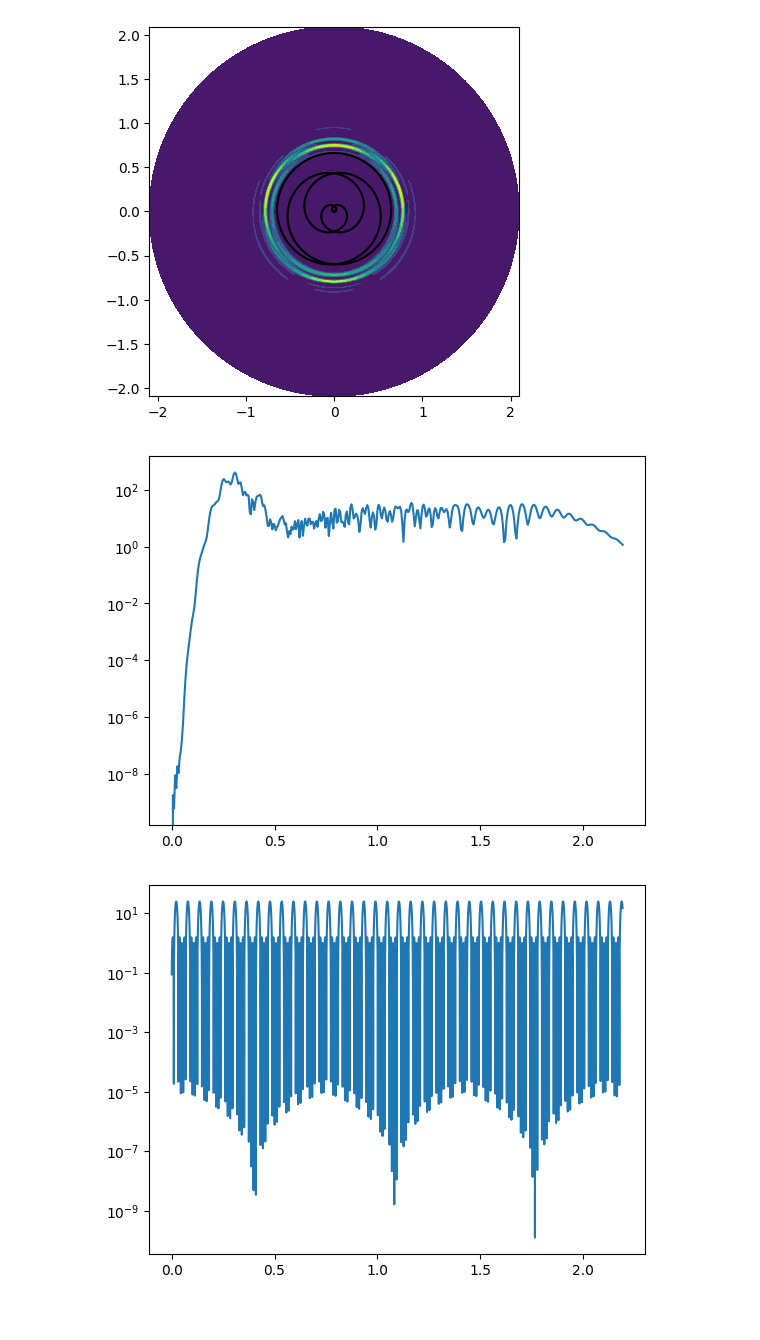
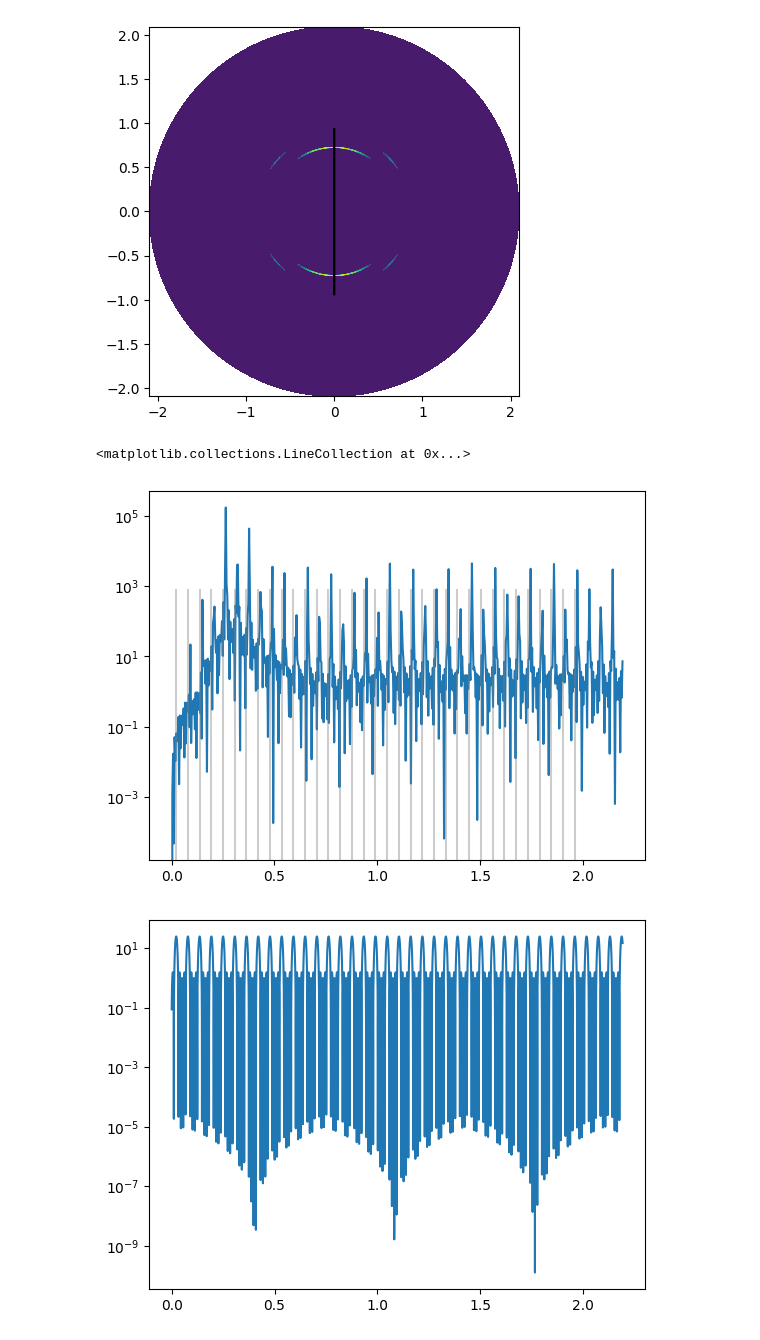
Before and after one commit to nrneubert/UFS, a Jupyter notebook: main_vectorized - Angular integration test.ipynb, the cells around one changed output. Drawn from its saved outputs; the diff is of its cells as text; code cells hidden in the pictures.

```diff
--- a/main_vectorized - Angular integration test.ipynb
+++ b/main_vectorized - Angular integration test.ipynb
@@ -10,10 +10,10 @@ Constants
 """
 # --> Pulse <--
 wl = 0.057                      # au
-epsilon = 1
+epsilon = 0
 intensity = 1e14 / 3.51e16     # au
 phi = 0
-Nc = 5
+Nc = 40
 T = Nc * 2*np.pi/wl
 
 F0 = np.sqrt(intensity)
@@ -21,9 +21,12 @@ A0 = F0 / wl
 
 Up = A0**2 * 0.25
 
+# def envelope(t) :
+#     global wl, Nc, T
+#     return np.sin(np.pi*t/T)**2
+
 def envelope(t) :
-    global wl, Nc, T
-    return np.sin(np.pi*t/T)**2
+    return 1
 
 # --> System <--
 E0 = -0.5                       # au
@@ -146,13 +148,13 @@ print(alphas)
 
 threshold = 2*np.sqrt(Up)
 
-theta = np.linspace(0,2*np.pi,400)
-Es = np.linspace(0,10*Up,400)
+theta = np.linspace(0,2*np.pi,700)
+Es = np.linspace(0,10*Up,600)
 
 theta_grid,Es_grid = np.meshgrid(theta,Es)
 kgrid = np.sqrt(2*Es_grid)
 ky_grid = kgrid*np.cos(theta_grid)
 kz_grid = kgrid*np.sin(theta_grid)
 
-A_ts,matrix = matrix_element(t=T, t0=0.0, k_y_grid=ky_grid,k_z_grid=kz_grid, N=200,dt=2*np.pi/wl/1000)
+A_ts,matrix = matrix_element(t=T, t0=0.0, k_y_grid=ky_grid,k_z_grid=kz_grid, N=200,dt=2*np.pi/wl/500)
 # %% [output]
@@ -184,21 +186,23 @@ ax.set_aspect("equal")
 #     førstepeak = np.sqrt(energy)
 #     plt.plot(førstepeak*np.cos(vinkler),førstepeak*np.sin(vinkler))
 # %% [output]
-[figure, old version]
+[figure, new version]
 # %%
 dtheta = np.diff(theta)[0]
 dpdE = np.sum(matrix*dtheta*kgrid,axis=1)
 
 plt.plot(Es,dpdE)
 plt.yscale("log")
 # plt.xlim(1,20)
 
 
-ns = np.arange(9,12,1)
-# expect_peaks = (E0-Up)+(ns)*wl
-# plt.vlines(expect_peaks,0,800,colors="grey")
+ns = np.arange(0,100,1)
+expect_peaks = (E0-Up)+ns*wl
+idx = np.logical_and(expect_peaks<2.,expect_peaks>0.)
+plt.vlines(expect_peaks[idx],0,800,colors="grey",alpha=0.4)
 # %% [output]
+<matplotlib.collections.LineCollection at 0x...>
-[figure, old version]
+[figure, new version]
 # %%
 
 xs = np.linspace(0,10*Up,100000)
```
Also changed, not shown: parts of 5 cells of this notebook.
